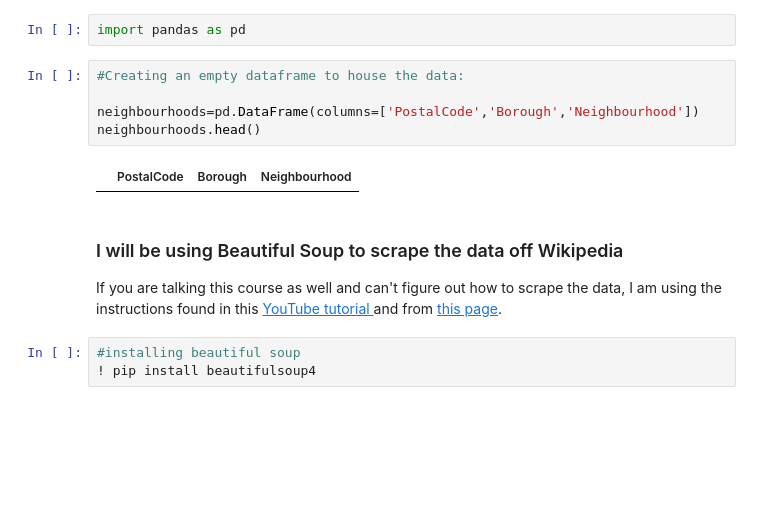
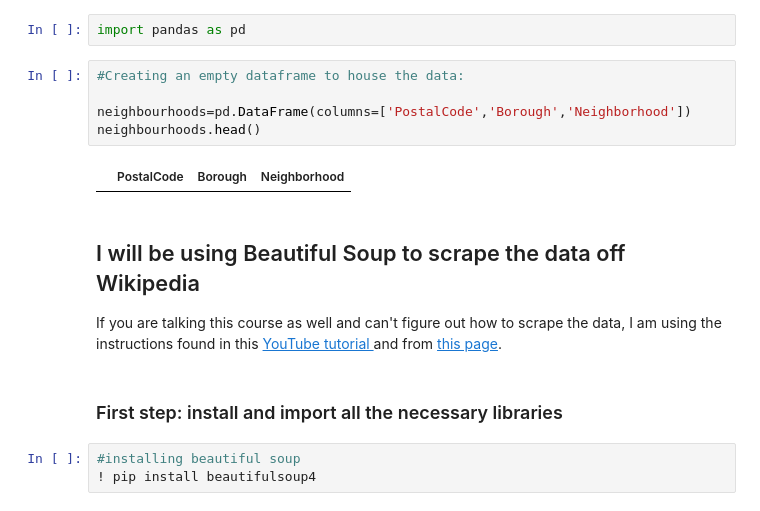
Before and after one commit to marcoserusi/Coursera_Data-Science_Capstone, a Jupyter notebook: Capstone Project Segmenting and Clustering Neighborhoods in Toronto.ipynb, the cells around one changed output. Drawn from its saved outputs; the diff is of its cells as text; blank space fills up the shorter version.

Commit message:
Completed scraping and importing of data

```diff
--- a/Capstone Project Segmenting and Clustering Neighborhoods in Toronto.ipynb
+++ b/Capstone Project Segmenting and Clustering Neighborhoods in Toronto.ipynb
@@ -5,13 +5,15 @@ import pandas as pd
 # %%
 #Creating an empty dataframe to house the data:
 
-neighbourhoods=pd.DataFrame(columns=['PostalCode','Borough','Neighbourhood'])
+neighbourhoods=pd.DataFrame(columns=['PostalCode','Borough','Neighborhood'])
 neighbourhoods.head()
 # %% [output]
-|  | PostalCode | Borough | Neighbourhood |
+|  | PostalCode | Borough | Neighborhood |
 # %% [markdown]
-<h3> I will be using Beautiful Soup to scrape the data off Wikipedia </h3>
+<h2> I will be using Beautiful Soup to scrape the data off Wikipedia </h2>
 <p> If you are talking this course as well and can't figure out how to scrape the data, I am using the instructions found in this <a href="https://www.youtube.com/watch?v=ng2o98k983k"> YouTube tutorial </a> and from <a href="https://towardsdatascience.com/step-by-step-tutorial-web-scraping-wikipedia-with-beautifulsoup-48d7f2dfa52d">this page</a>.</p>
+# %% [markdown]
+<h3> First step: install and import all the necessary libraries </h3>
 # %%
 #installing beautiful soup
 ! pip install beautifulsoup4
```
Also changed, not shown: parts of 12 cells of this notebook.
